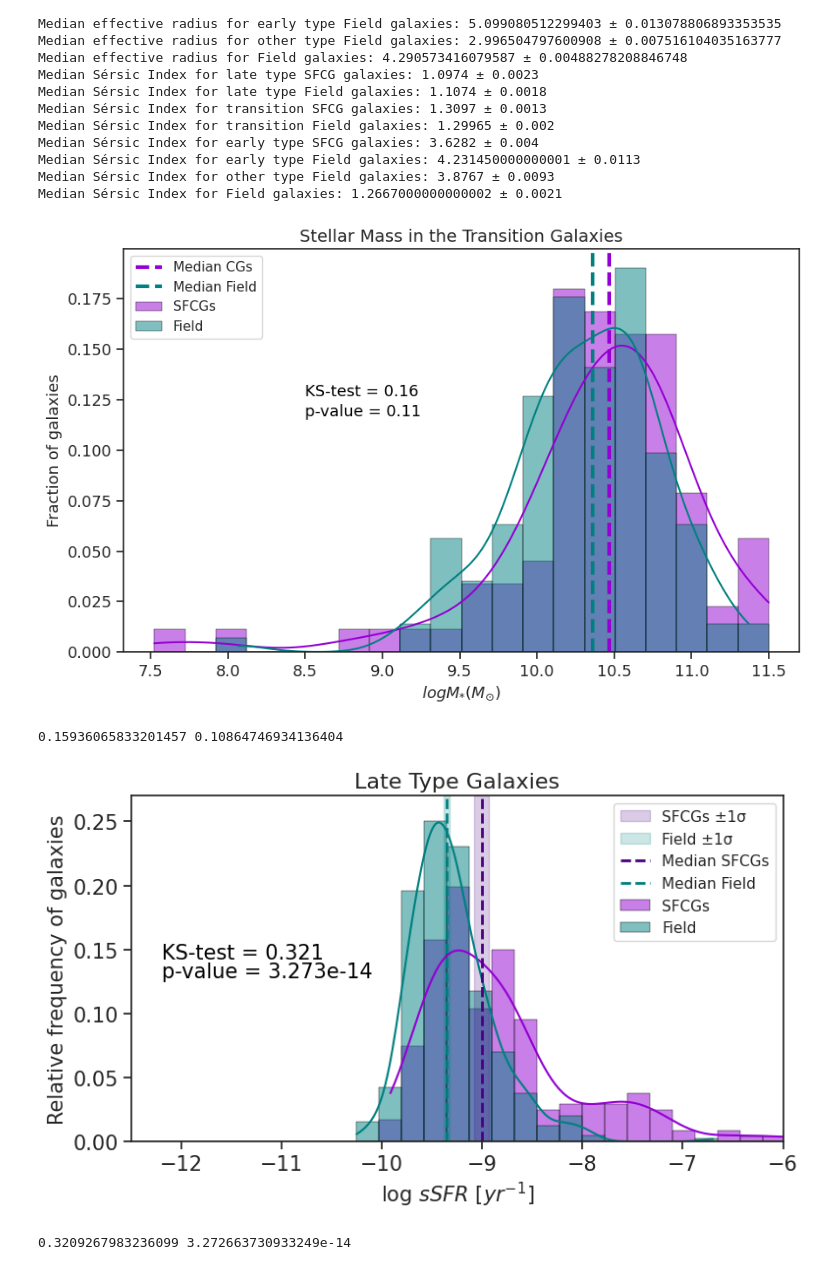
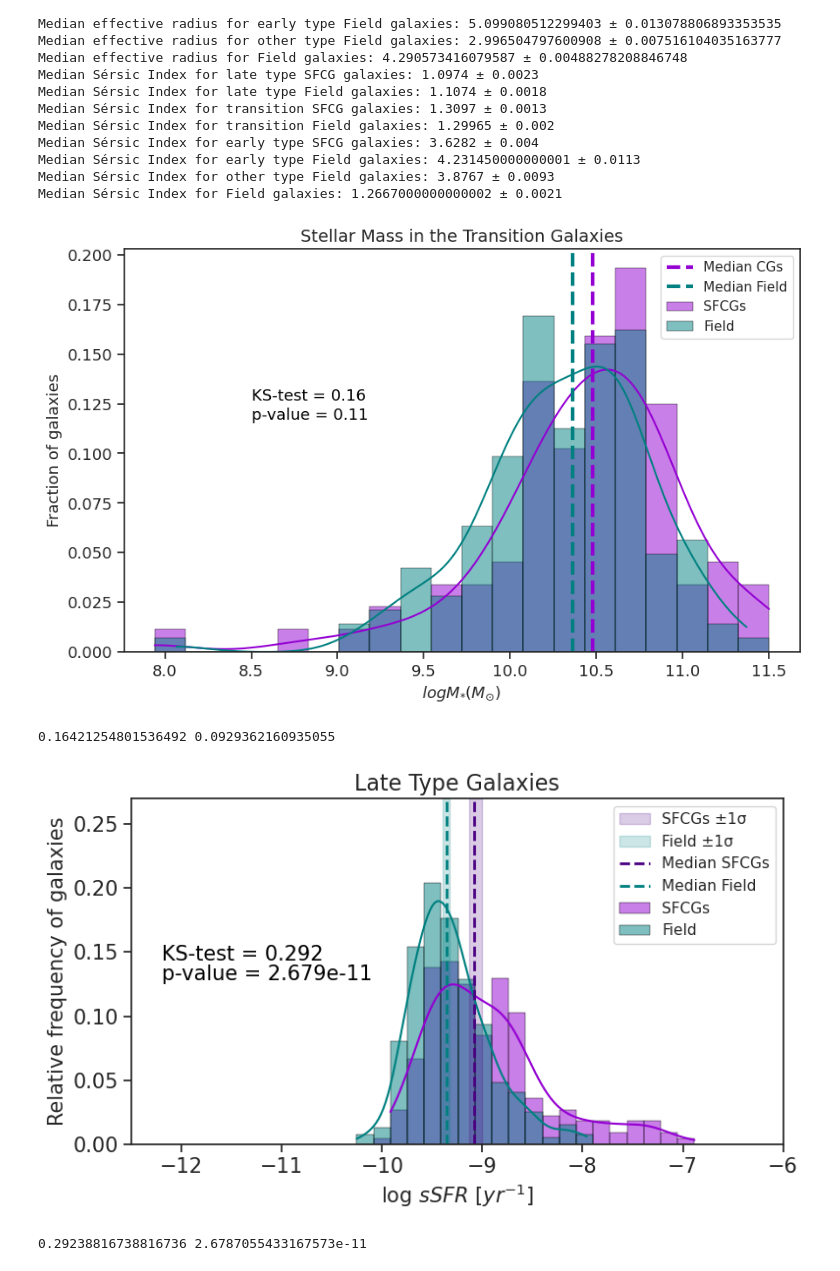
Before and after one commit to Siortiz/MorphoLS, a Jupyter notebook: Analysis/Control_Sample_Blue.ipynb, the cells around one changed output. Drawn from its saved outputs; the diff is of its cells as text; code cells hidden in the pictures.

```diff
--- a/Analysis/Control_Sample_Blue.ipynb
+++ b/Analysis/Control_Sample_Blue.ipynb
@@ -144,3 +144,11 @@ c = 300000
 sfr_cs_blue['Distance (Mpc)'] = (sfr_cs_blue['z']*c)/H_0
 sfr_cs_blue['M_i'] = sfr_cs_blue['m_i_corrected'] - 5*np.log10(sfr_cs_blue['Distance (Mpc)']*1000000) + 5 + 1.592*sfr_cs_blue['ebv_1']
 sfr_cs_blue['stellar_mass_phot_i'] = (1.15 + 0.7*(sfr_cs_blue['m_g_corrected'] - sfr_cs_blue['m_i_corrected']) - 0.4*sfr_cs_blue['M_i'])
+# %%
+# Filtrar por masa
+
+sfr_decals = sfr_decals[(sfr_decals['stellar_mass_phot_i'] > 7.9) & (sfr_decals['stellar_mass_phot_i'] < 12)]
+sfr_cs_blue = sfr_cs_blue[(sfr_cs_blue['stellar_mass_phot_i'] > 7.9) & (sfr_cs_blue['stellar_mass_phot_i'] < 12)]
+
+print(f'Número de galaxias SFCGs: {len(sfr_decals)}')
+print(f'Número de galaxias Field: {len(sfr_cs_blue)}')
@@ -600,3 +626,11 @@ mask = ~np.isnan(sfr_cs['stellar_mass_phot_i'])
 
 # Filtra la tabla usando la máscara
 sfr_cs = sfr_cs[mask]
+# %%
+# Filtrar por masa
+
+sfr_decals = sfr_decals[(sfr_decals['stellar_mass_phot_i'] > 7.9) & (sfr_decals['stellar_mass_phot_i'] < 12)]
+sfr_cs = sfr_cs[(sfr_cs['stellar_mass_phot_i'] > 7.9) & (sfr_cs['stellar_mass_phot_i'] < 12)]
+
+print(f'Número de galaxias SFCGs: {len(sfr_decals)}')
+print(f'Número de galaxias Field: {len(sfr_cs)}')
@@ -1088,8 +1127,8 @@ plt.show()
 ks_stat, p_value = ks_2samp(mass_transition_sfcg, mass_transition_cs)
 print(ks_stat, p_value)
 # %% [output]
-[figure, old version]
+[figure, new version]
-0.15936065833201457 0.10864746934136404
+0.16421254801536492 0.0929362160935055
 # %%
 # Subconjuntos
 ssfr_late_sfcg = late_type['log_sSFR'][late_type['Nature'] == 'SFCG Galaxy']
@@ -1122,37 +1161,37 @@ low_cs, high_cs = bootstrap_median_ci(ssfr_late_cs)
 plt.figure(figsize=(8, 4.8))
 sns.histplot(ssfr_late_sfcg, kde=True, stat='probability', alpha=0.5, bins=bin_edges, color='darkviolet', label='SFCGs', edgecolor='black', linewidth=0.3)
 sns.histplot(ssfr_late_cs, kde=True, stat='probability', alpha=0.5, bins=bin_edges, color='teal', label='Field', edgecolor='black', linewidth=0.3)
 
 # Regiones sombreadas ±1σ
 plt.axvspan(low_sfcg, high_sfcg, color='indigo', alpha=0.2, label='SFCGs ±1σ')
 plt.axvspan(low_cs, high_cs, color='teal', alpha=0.2, label='Field ±1σ')
 
 # Líneas de mediana
 plt.axvline(median_sfcg, color='indigo', linestyle='--', linewidth=2, label='Median SFCGs')
 plt.axvline(median_cs, color='teal', linestyle='--', linewidth=2, label='Median Field')
 
 # Texto del KS test
-plt.text(-12.2, 0.14, 'KS-test = 0.321', color='black', fontsize=15, verticalalignment='bottom')
-plt.text(-12.2, 0.125, 'p-value = 3.273e-14', color='black', fontsize=15, verticalalignment='bottom')
+plt.text(-12.2, 0.14, 'KS-test = 0.292', color='black', fontsize=15, verticalalignment='bottom')
+plt.text(-12.2, 0.125, 'p-value = 2.679e-11', color='black', fontsize=15, verticalalignment='bottom')
 
 # Etiquetas
 plt.xlabel('log $sSFR\ [yr^{-1}]$', size=15)
 plt.ylabel('Relative frequency of galaxies', size=15)
 plt.title('Late Type Galaxies', size=16)
 plt.xticks(size=15)
 plt.yticks(size=15)
 plt.xlim(-12.5, -6)
 plt.ylim(0, 0.27)
 plt.legend()
 plt.tight_layout()
 plt.show()
 
 # KS test
 ks_stat, p_value = ks_2samp(ssfr_late_sfcg, ssfr_late_cs)
 print(ks_stat, p_value)
 # %% [output]
-[figure, old version]
+[figure, new version]
-0.3209267983236099 3.272663730933249e-14
+0.29238816738816736 2.6787055433167573e-11
 # %%
 # Subconjuntos
 ssfr_late_sfcg = transition['log_sSFR'][transition['Nature'] == 'SFCG Galaxy']
```
Also changed, not shown: parts of 17 cells of this notebook.
